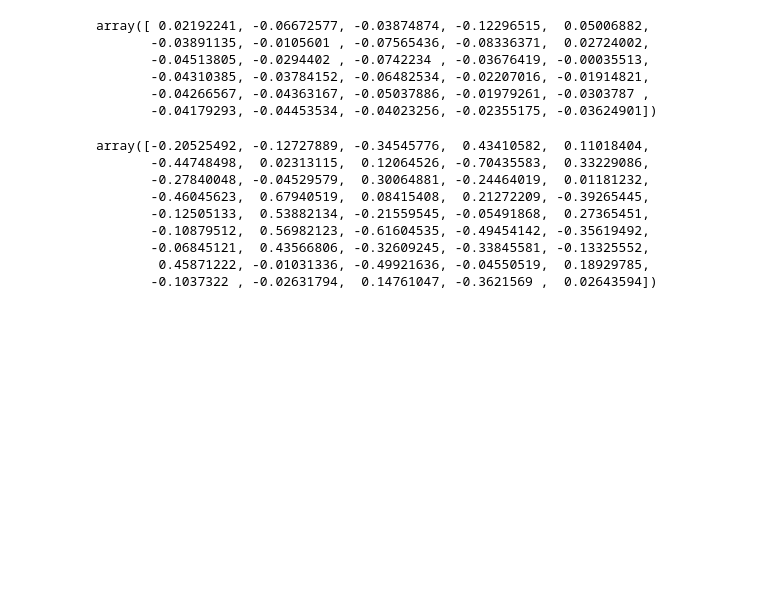
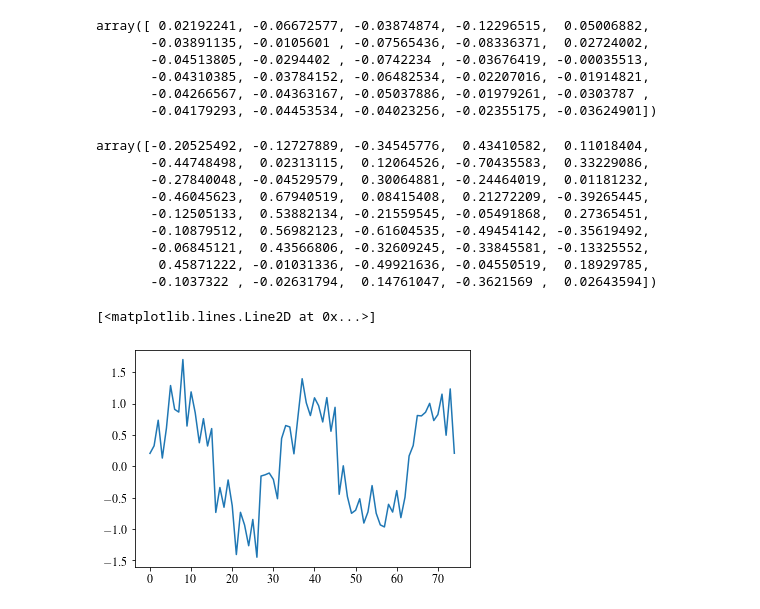
Before and after one commit to klauszi/KIS_Seminar, a Jupyter notebook: plots/Untitled.ipynb, the cells around one changed output. Cells and saved outputs as stored; diff of their text form; code cells hidden in the pictures; blank space fills up the shorter version.

Commit message:
arx and rolling mean

```diff
--- a/plots/Untitled.ipynb
+++ b/plots/Untitled.ipynb
@@ -106,3 +106,8 @@ array([-0.20525492, -0.12727889, -0.34545776,  0.43410582,  0.11018404,
        -0.06845121,  0.43566806, -0.32609245, -0.33845581, -0.13325552,
         0.45871222, -0.01031336, -0.49921636, -0.04550519,  0.18929785,
        -0.1037322 , -0.02631794,  0.14761047, -0.3621569 ,  0.02643594])
+# %%
+plt.plot(dirty.rolli)
+# %% [output]
+[<matplotlib.lines.Line2D at 0x...>]
+[figure, added]
```
Also changed, not shown: parts of 1 cell of this notebook, 1 other file.
